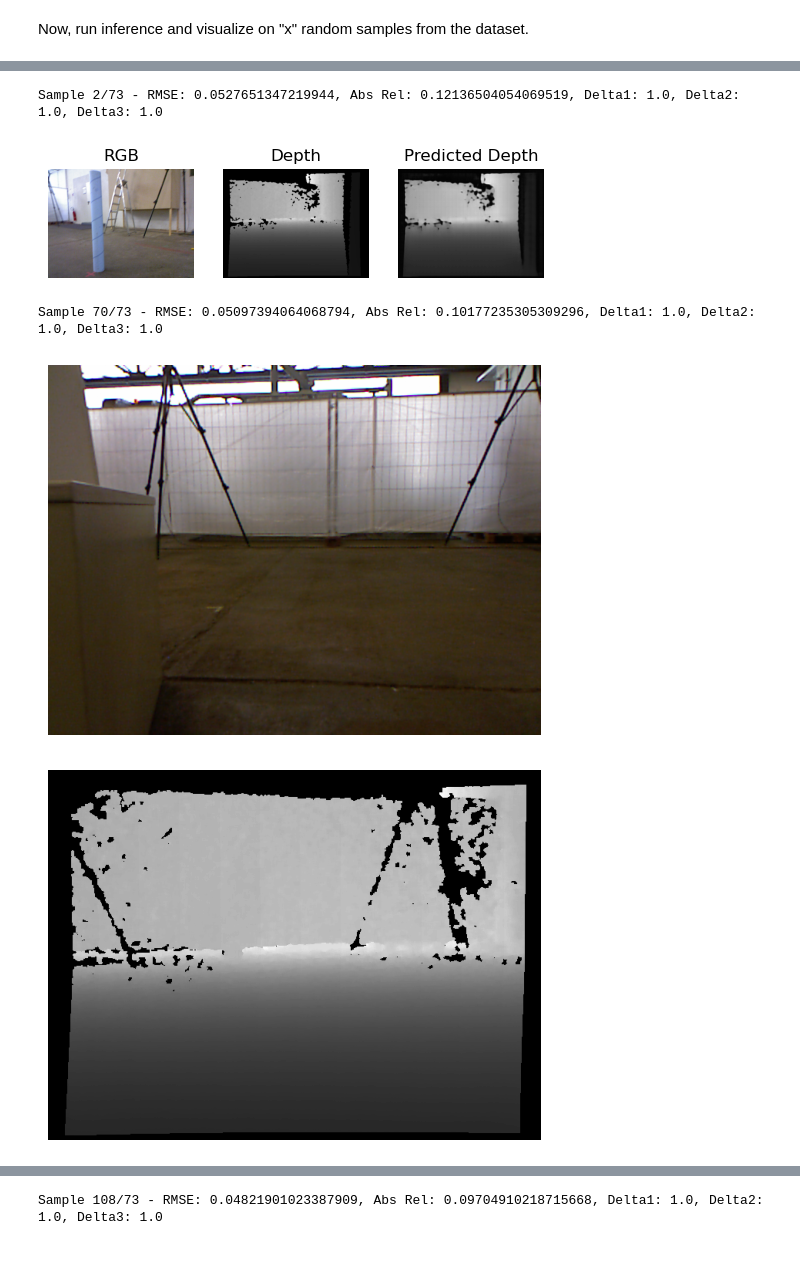
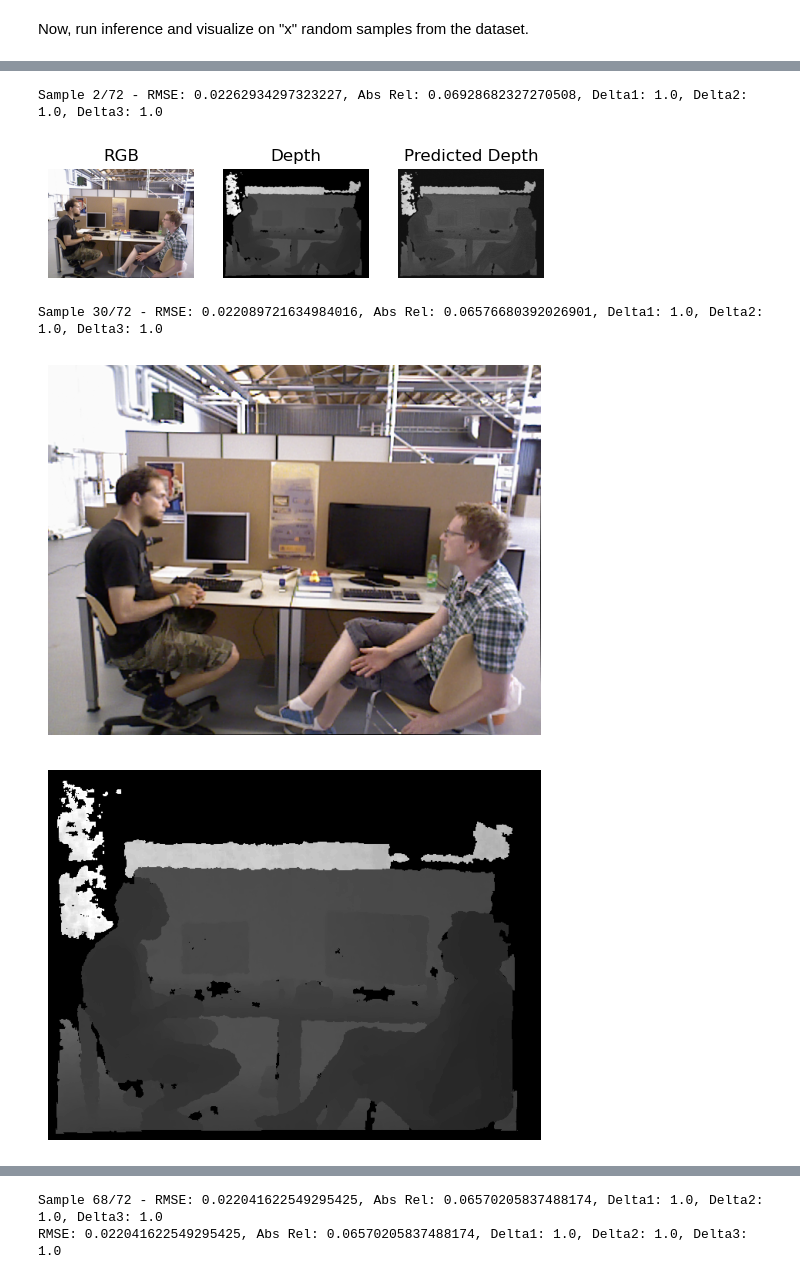
Before and after one commit to carlostojal/multitudinous, a Jupyter notebook: notebooks/quant_pretrainer_viz.ipynb, the cells around one changed output, grey strips where cells are left out. Drawn from its saved outputs; the diff is of its cells as text; code cells hidden in the pictures.

```diff
--- a/notebooks/quant_pretrainer_viz.ipynb
+++ b/notebooks/quant_pretrainer_viz.ipynb
@@ -10,10 +10,10 @@ sys.path.append("../")
 from multitudinous.utils.model_builder import build_img_pretraining, build_img_backbone
 import torch
 
-ENCODER_VARIANT = "resnet50"
-PRETRAINER_VARIANT = "ae"
-ENCODER_WEIGHTS = "../resnet_ae_q/resnet50_quantized.pth"
-PRETRAINER_WEIGHTS = "../resnet50_ae/img_pretrainer_15.pth"
+ENCODER_VARIANT = "se_resnet50"
+PRETRAINER_VARIANT = "unet"
+ENCODER_WEIGHTS = "../se_resnet_unet/se_resnet50_quantized.pth"
+PRETRAINER_WEIGHTS = "../se_resnet50_unet/img_pretrainer_8.pth"
 BATCH_SIZE = 4
 
 # build the model
@@ -57,7 +57,7 @@ from multitudinous.utils.dataset_builder import build_img_dataset
 from torch.utils.data import DataLoader
 
 # build the dataset
-_, _, test_set = build_img_dataset("tum_rgbd", "../../data/tum_rgbd1", "train", "val", "test")
+_, _, test_set = build_img_dataset("tum_rgbd", "../../data/tum_rgbd2", "train", "val", "test")
 
 # create the dataloader
 dataloader = DataLoader(test_set, batch_size=BATCH_SIZE, shuffle=False, num_workers=4, pin_memory=True)
@@ -69,7 +69,7 @@ import torch
 from multitudinous.loss_fns import rmse, rel, delta
 
 NUM_VIZ_SAMPLES = 3
-FIXED_VIZ_SAMPLE = 70 # number of the always visualized sample
+FIXED_VIZ_SAMPLE = 30 # number of the always visualized sample
 NUM_EVAL_SAMPLES = 300
 
 visualized_count = 0
@@ -92,6 +92,9 @@ for rgb, depth in dataloader:
         rgb = rgb.unsqueeze(0) # unsqueeze the batch dimension
     depth = depth.unsqueeze(1) # unsqueeze the channel dimension
     rgbd = torch.cat((rgb, depth), dim=1)
+
+    if rgbd.shape[0] < BATCH_SIZE:
+        break
 
     # run inference
     with torch.no_grad():
@@ -174,5 +177,5 @@ Sample 1/73 - RMSE: 0.0522916316986084, Abs Rel: 0.12357454746961594, Delta1: 1.
-Sample 2/73 - RMSE: 0.0527651347219944, Abs Rel: 0.12136504054069519, Delta1: 1.0, Delta2: 1.0, Delta3: 1.0
+Sample 2/72 - RMSE: 0.02262934297323227, Abs Rel: 0.06928682327270508, Delta1: 1.0, Delta2: 1.0, Delta3: 1.0
-[figure, old version]
+[figure, new version]
-Sample 70/73 - RMSE: 0.05097394064068794, Abs Rel: 0.10177235305309296, Delta1: 1.0, Delta2: 1.0, Delta3: 1.0
+Sample 30/72 - RMSE: 0.022089721634984016, Abs Rel: 0.06576680392026901, Delta1: 1.0, Delta2: 1.0, Delta3: 1.0
-[figure, old version]
+[figure, new version]
-[figure, old version]
+[figure, new version]
@@ -180 +183,2 @@ Sample 70/73 - RMSE: 0.05097394064068794, Abs Rel: 0.10177235305309296, Delta1:
-Sample 108/73 - RMSE: 0.04821901023387909, Abs Rel: 0.09704910218715668, Delta1: 1.0, Delta2: 1.0, Delta3: 1.0
+Sample 68/72 - RMSE: 0.022041622549295425, Abs Rel: 0.06570205837488174, Delta1: 1.0, Delta2: 1.0, Delta3: 1.0
+RMSE: 0.022041622549295425, Abs Rel: 0.06570205837488174, Delta1: 1.0, Delta2: 1.0, Delta3: 1.0
```
Also changed, not shown: parts of 2 cells of this notebook, 2 other files.
